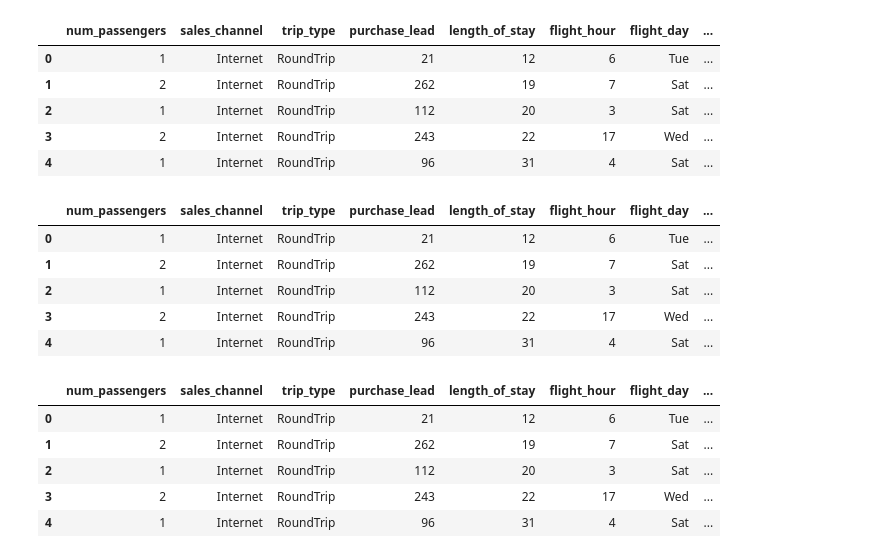
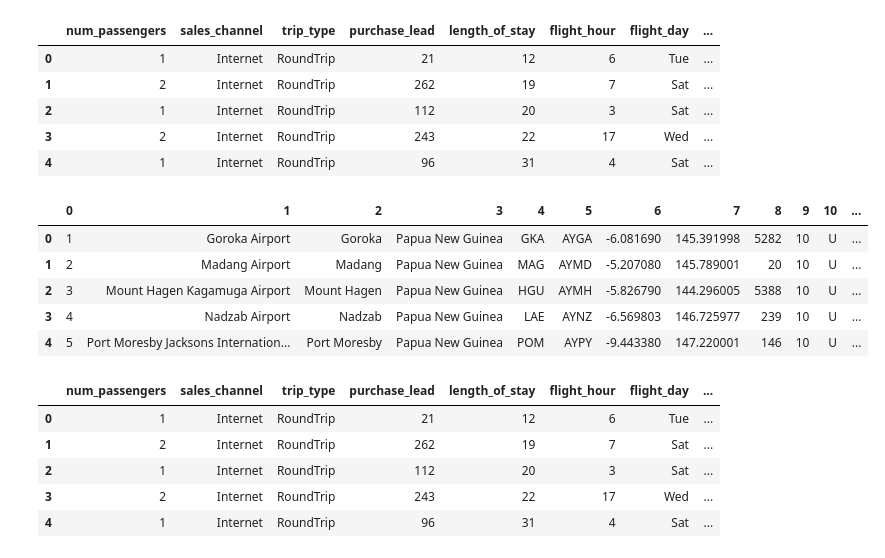
Before and after one commit to qichsia/python, a Jupyter notebook: final_proj/01_data_cleaning.ipynb, the cells around one changed output. Drawn from its saved outputs; the diff is of its cells as text; code cells hidden in the pictures.

```diff
--- a/final_proj/01_data_cleaning.ipynb
+++ b/final_proj/01_data_cleaning.ipynb
@@ -58,23 +57,21 @@ df.head(5)
 # %%
 # Adding destination country with airports dataset from OpenFlights
 airports = pd.read_csv('https://raw.githubusercontent.com/jpatokal/openflights/master/data/airports.dat', header=None)
-#airports.head(5)
+airports.head(5)
 
 #df = pd.merge(df,airports.iloc[:, 3],left_on='destination', right_on=airports.iloc[:, 4], how='left')
-#df = df.insert(9, df.iloc[:, 16], df.pop(df.iloc[:, 16]))
 
+#df.columns.get_loc('destination')
 #column_to_insert = df.pop(df.columns[16])
 #df.insert(9, "booking_destination", column_to_insert)
 
-df.head(5)
+#df.head(5)
 #df.to_csv('updated_passengers.csv', index=False)
-
-#df.columns.get_loc('destination')
 # %% [output]
-|  | num_passengers | sales_channel | trip_type | purchase_lead | length_of_stay | flight_hour | flight_day | ... |
-| 0 | 1 | Internet | RoundTrip | 21 | 12 | 6 | Tue | ... |
-| 1 | 2 | Internet | RoundTrip | 262 | 19 | 7 | Sat | ... |
-| 2 | 1 | Internet | RoundTrip | 112 | 20 | 3 | Sat | ... |
-| 3 | 2 | Internet | RoundTrip | 243 | 22 | 17 | Wed | ... |
-| 4 | 1 | Internet | RoundTrip | 96 | 31 | 4 | Sat | ... |
+|  | 0 | 1 | 2 | 3 | 4 | 5 | 6 | 7 | 8 | 9 | 10 | ... |
+| 0 | 1 | Goroka Airport | Goroka | Papua New Guinea | GKA | AYGA | -6.081690 | 145.391998 | 5282 | 10 | U | ... |
+| 1 | 2 | Madang Airport | Madang | Papua New Guinea | MAG | AYMD | -5.207080 | 145.789001 | 20 | 10 | U | ... |
+| 2 | 3 | Mount Hagen Kagamuga Airport | Mount Hagen | Papua New Guinea | HGU | AYMH | -5.826790 | 144.296005 | 5388 | 10 | U | ... |
+| 3 | 4 | Nadzab Airport | Nadzab | Papua New Guinea | LAE | AYNZ | -6.569803 | 146.725977 | 239 | 10 | U | ... |
+| 4 | 5 | Port Moresby Jacksons Internation... | Port Moresby | Papua New Guinea | POM | AYPY | -9.443380 | 147.220001 | 146 | 10 | U | ... |
 # %%
```
Also changed, not shown: parts of 8 cells of this notebook, 6 other files.
